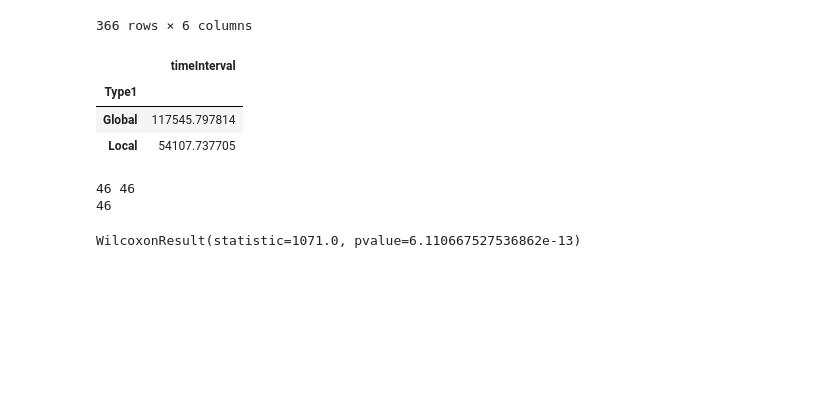
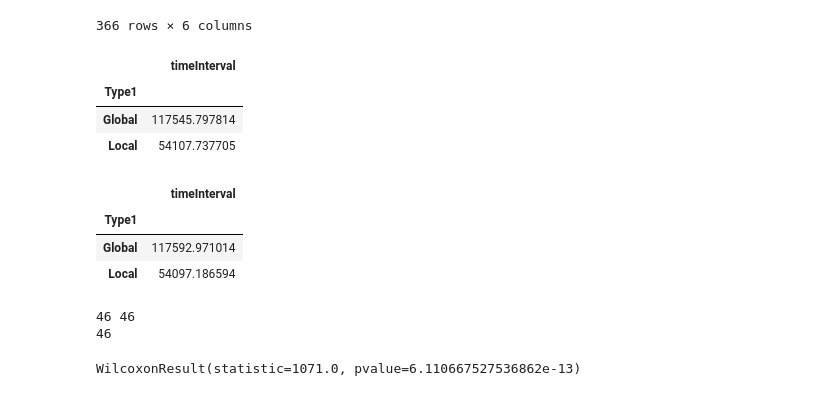
Before and after one commit to aminobest/BPM2023TaskType, a Jupyter notebook: analysis/Notebook1_ Basic_Analysis.ipynb, the cells around one changed output. Cells and saved outputs as stored; diff of their text form; code cells hidden in the pictures; blank space fills up the shorter version.

```diff
--- a/analysis/Notebook1_ Basic_Analysis.ipynb
+++ b/analysis/Notebook1_ Basic_Analysis.ipynb
@@ -258,6 +253,17 @@ responseTime(resTimeData).groupby(['Type1']).agg({"timeInterval":"mean"})
 | Type1 |  |
 | Global | 117545.797814 |
 | Local | 54107.737705 |
+# %%
+#V2
+#Calculate mean per participant
+resTime_new_part = responseTime(resTimeData).groupby(['participant','Type1','Type2'],as_index=False).agg({"timeInterval":"mean"})
+#Calculate descriptives
+resTime_new_part.groupby('Type1').agg({'timeInterval':'mean'})
+# %% [output]
+|  | timeInterval |
+| Type1 |  |
+| Global | 117592.971014 |
+| Local | 54097.186594 |
 # %%
 #Inferentials
 # %%
```
Also changed, not shown: parts of 6 cells of this notebook, 2 other files.
